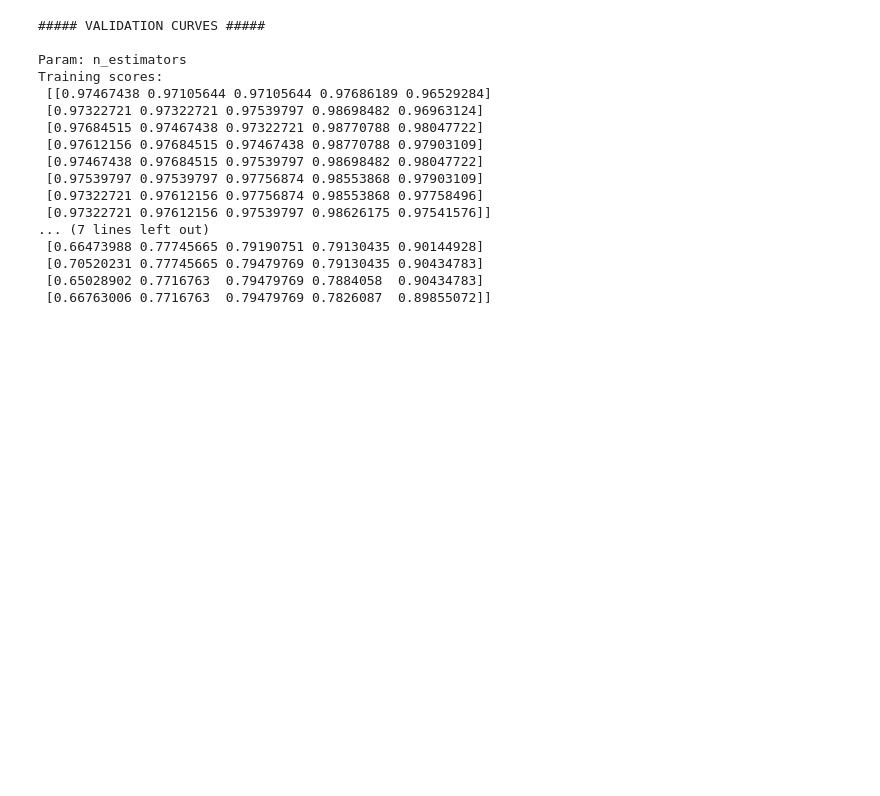
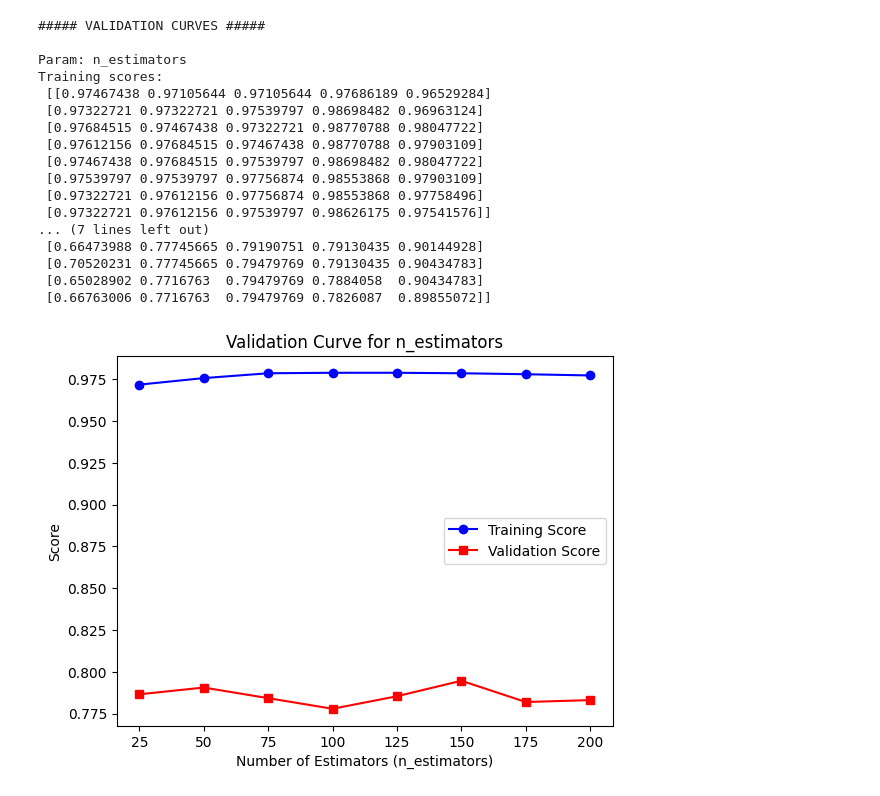
Before and after one commit to MountainFishCheng/MountainFishCheng, a Jupyter notebook: ML00103_汽車品質預測.ipynb, the cells around one changed output. Drawn from its saved outputs; the diff is of its cells as text; code cells hidden in the pictures; blank space fills up the shorter version.

```diff
--- a/ML00103_汽車品質預測.ipynb
+++ b/ML00103_汽車品質預測.ipynb
@@ -129,3 +131,20 @@ Training scores:
  [0.70520231 0.77745665 0.79479769 0.79130435 0.90434783]
  [0.65028902 0.7716763  0.79479769 0.7884058  0.90434783]
  [0.66763006 0.7716763  0.79479769 0.7826087  0.89855072]]
+# %%
+# 繪製驗證曲線
+import matplotlib.pyplot as plt
+
+train_mean = np.mean(train_scores, axis=1)
+val_mean = np.mean(validation_scores, axis=1)
+
+plt.plot(param_range, train_mean, label="Training Score", marker='o', color='blue')
+plt.plot(param_range, val_mean, label="Validation Score", marker='s', color='red')
+
+plt.xlabel("Number of Estimators (n_estimators)")
+plt.ylabel("Score")
+plt.title("Validation Curve for n_estimators")
+plt.legend()
+plt.show()
+# %% [output]
+[figure, added]
```
Also changed, not shown: parts of 2 cells of this notebook.
